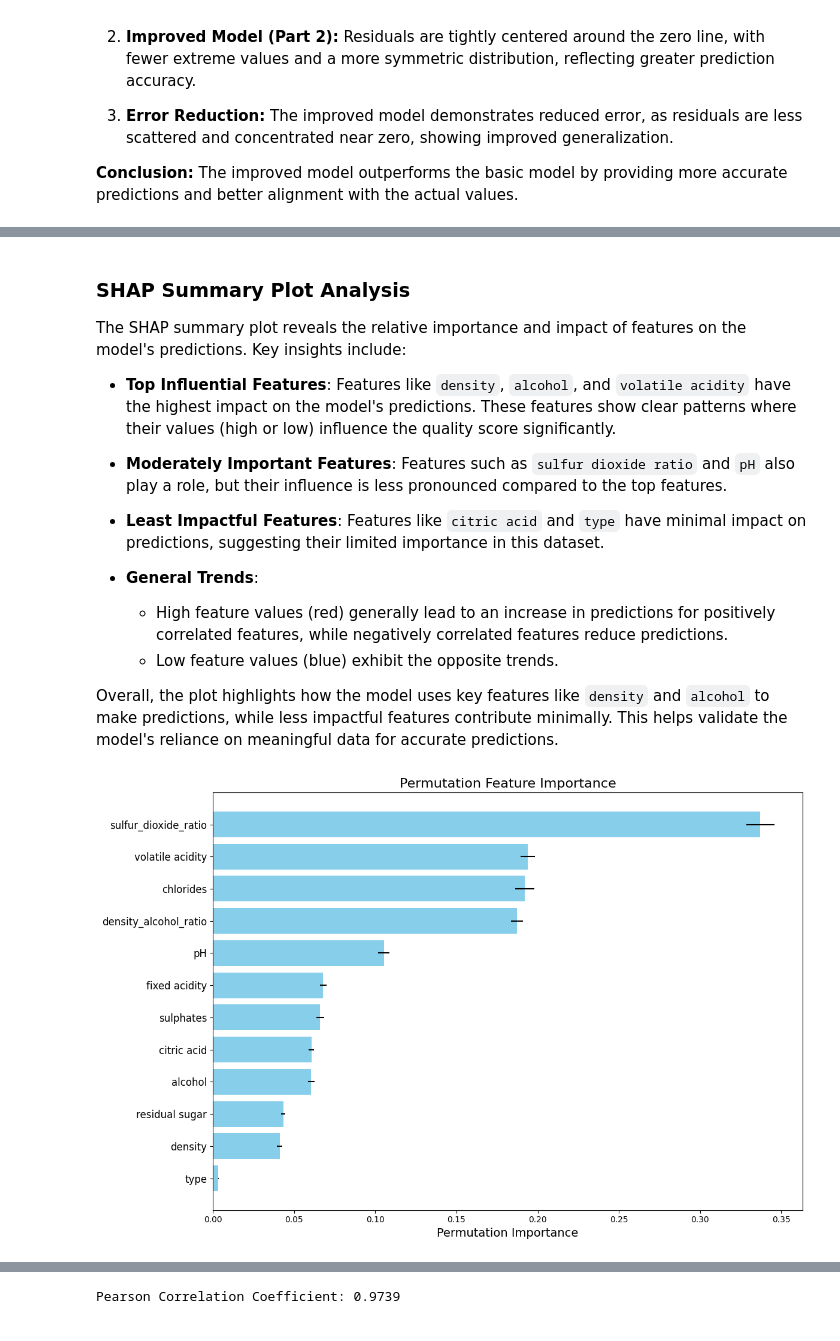
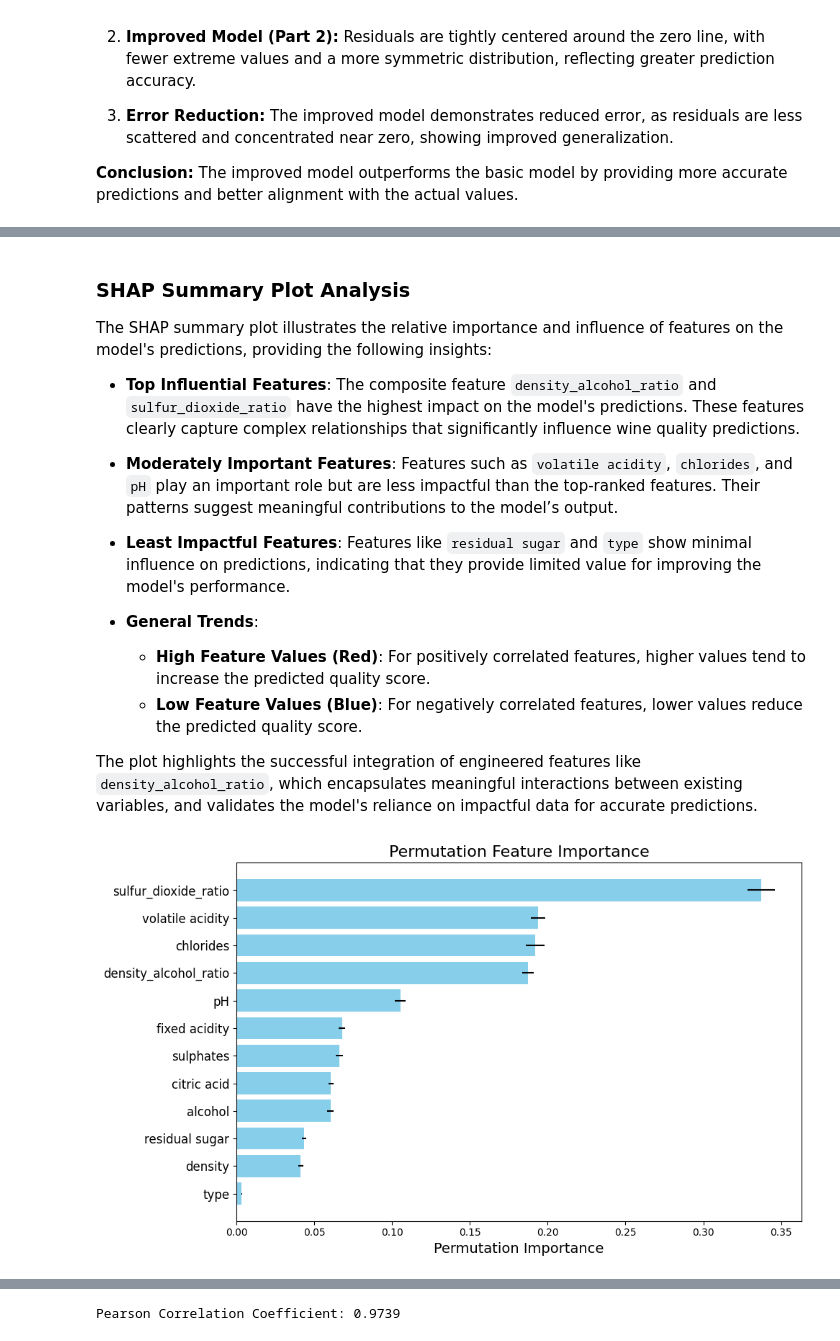
Before and after one commit to amitkarol/TDS-WineQualityPrediction, a Jupyter notebook: part2.ipynb, the cells around one changed output, grey strips where cells are left out. Saved outputs shown, nothing was run; the diff lists cells and outputs as text; code cells hidden in the pictures.

```diff
--- a/part2.ipynb
+++ b/part2.ipynb
@@ -560,49 +560,49 @@ shap.summary_plot(shap_values, X_test, feature_names=X_test.columns)
 # %% [markdown]
 ### SHAP Summary Plot Analysis
 
-The SHAP summary plot reveals the relative importance and impact of features on the model's predictions. Key insights include:
+The SHAP summary plot illustrates the relative importance and influence of features on the model's predictions, providing the following insights:
 
-- **Top Influential Features**: Features like `density`, `alcohol`, and `volatile acidity` have the highest impact on the model's predictions. These features show clear patterns where their values (high or low) influence the quality score significantly.
+- **Top Influential Features**: The composite feature `density_alcohol_ratio` and `sulfur_dioxide_ratio` have the highest impact on the model's predictions. These features clearly capture complex relationships that significantly influence wine quality predictions.
 
-- **Moderately Important Features**: Features such as `sulfur dioxide ratio` and `pH` also play a role, but their influence is less pronounced compared to the top features.
+- **Moderately Important Features**: Features such as `volatile acidity`, `chlorides`, and `pH` play an important role but are less impactful than the top-ranked features. Their patterns suggest meaningful contributions to the model’s output.
 
-- **Least Impactful Features**: Features like `citric acid` and `type` have minimal impact on predictions, suggesting their limited importance in this dataset.
+- **Least Impactful Features**: Features like `residual sugar` and `type` show minimal influence on predictions, indicating that they provide limited value for improving the model's performance.
 
 - **General Trends**:
-  - High feature values (red) generally lead to an increase in predictions for positively correlated features, while negatively correlated features reduce predictions.
-  - Low feature values (blue) exhibit the opposite trends.
+  - **High Feature Values (Red)**: For positively correlated features, higher values tend to increase the predicted quality score.
+  - **Low Feature Values (Blue)**: For negatively correlated features, lower values reduce the predicted quality score.
 
-Overall, the plot highlights how the model uses key features like `density` and `alcohol` to make predictions, while less impactful features contribute minimally. This helps validate the model's reliance on meaningful data for accurate predictions.
+The plot highlights the successful integration of engineered features like `density_alcohol_ratio`, which encapsulates meaningful interactions between existing variables, and validates the model's reliance on impactful data for accurate predictions.
 # %%
 from sklearn.inspection import permutation_importance
 import matplotlib.pyplot as plt
 
 # Compute permutation importance on the validation set using the original features
 perm_importance = permutation_importance(
     best_model, X_test, y_test, n_repeats=10, random_state=42
 )
 
 # Extract feature importances and their standard deviations
 sorted_idx = perm_importance.importances_mean.argsort()[::-1]
 feature_names_sorted = [X_test.columns[i] for i in sorted_idx]  # Use original feature names
 importances_sorted = perm_importance.importances_mean[sorted_idx]
 std_sorted = perm_importance.importances_std[sorted_idx]
 
 feature_names_sorted_top = feature_names_sorted[:12]
 importances_sorted_top = importances_sorted[:12]
 std_sorted_top = std_sorted[:12]
 
 # Plot permutation importance for the top features
-plt.figure(figsize=(12, 8))
+plt.figure(figsize=(10, 6))
 plt.barh(feature_names_sorted_top, importances_sorted_top, xerr=std_sorted_top, align='center', color='skyblue')
 plt.xlabel("Permutation Importance", fontsize=14)
 plt.title(f"Permutation Feature Importance", fontsize=16)
 plt.yticks(fontsize=12)  # Adjust font size for y-axis labels
 plt.gca().invert_yaxis()  # Ensure the most important feature is at the top
 plt.tight_layout()
 plt.show()
 # %% [output]
-[figure, old version]
+[figure, new version]
 # %% [markdown]
 ### Explanation of the Permutation Importance Plot
 
```
Also changed, not shown: parts of 7 cells of this notebook.
